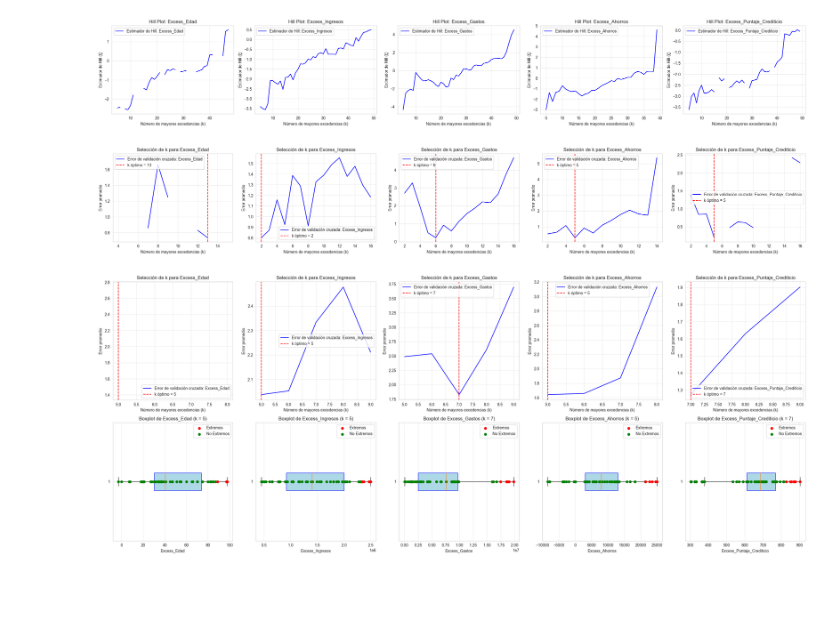
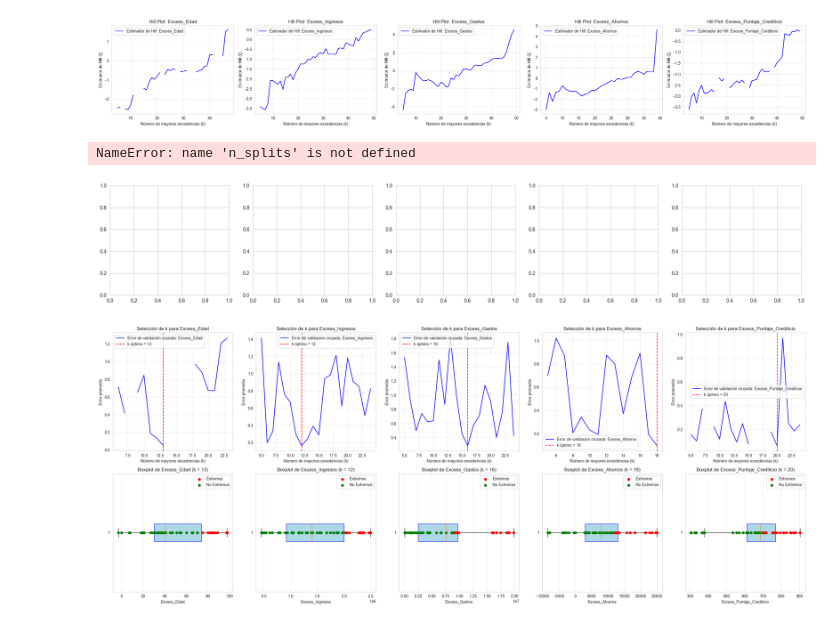
Before and after one commit to sightes/2025_Advance_Models_UBO, a Jupyter notebook: Actividad_Final_Valores_Extremos/explore.ipynb, the cells around one changed output. Saved outputs shown, nothing was run; the diff lists cells and outputs as text; code cells hidden in the pictures; blank space fills up the shorter version.

```diff
--- a/Actividad_Final_Valores_Extremos/explore.ipynb
+++ b/Actividad_Final_Valores_Extremos/explore.ipynb
@@ -373,11 +351,11 @@ hill_results_df = generate_hill_plots(extremos)
 # %%
 
 def hill_estimator(data, k):
-    sorted_data = np.sort(data)[::-1]  # Ordenar en orden descendente
-    excess_k = sorted_data[:k] - sorted_data[k]  # Excedencias sobre el umbral
+    sorted_data = np.sort(data)[::-1]
+    excess_k = sorted_data[:k] - sorted_data[k]
     hill = np.mean(np.log(excess_k / sorted_data[k]))
     return hill
-def cross_validate_hill(data, k_values, n_splits=3):
+def cross_validate_hill(data, k_values, n_splits4):
     kf = KFold(n_splits=n_splits, shuffle=True, random_state=42)
     errors = []
     for k in k_values:
@@ -404,34 +382,35 @@ def hill_estimation_for_dataframe(df, k_values=range(2, 50), n_splits=3):
     fig, axes = plt.subplots(num_rows, num_columns, figsize=(5 * num_columns, 4 * num_rows))
     axes = axes.flatten()
     for i, column in enumerate(numeric_columns):
         data_col = df[column].dropna().values
         if len(data_col) < max(k_values):
             print(f"{column}: No hay suficientes datos para calcular el estimador de Hill.")
             continue
         cv_errors = cross_validate_hill(data_col, k_values, n_splits)
         optimal_k = k_values[np.nanargmin(cv_errors)]
         results.append({
             'Variable': column,
             'k óptimo': optimal_k,
             'Error mínimo': np.nanmin(cv_errors)
         })
         ax = axes[i]
         ax.plot(k_values, cv_errors, label=f'Error de validación cruzada: {column}', color='blue')
         ax.axvline(optimal_k, color='red', linestyle='--', label=f'k óptimo = {optimal_k}')
         ax.set_xlabel('Número de mayores excedencias (k)', fontsize=10)
         ax.set_ylabel('Error promedio', fontsize=10)
         ax.set_title(f'Selección de k para {column}', fontsize=12)
         ax.legend(fontsize=10)
         ax.grid(alpha=0.4)
     for j in range(i + 1, len(axes)):
         fig.delaxes(axes[j])
     plt.tight_layout()
     plt.show()
     results_df = pd.DataFrame(results)
     return results_df
 hill_results_df = hill_estimation_for_dataframe(extremos)
 # %% [output]
+NameError: name 'n_splits' is not defined
-[figure, old version]
+[figure, new version]
 # %%
 
 
@@ -463,7 +442,7 @@ def cross_validate_hill(data, k_values, n_splits=5):
         errors.append(np.nanmean(fold_errors))  # Promedio de errores por k
     return errors
 
-def find_extremes_with_k(df, k_values=range(5, 50), n_splits=5):
+def find_extremes_with_k(df, k_values=range(5, 50), n_splits=2):
     numeric_columns = df.select_dtypes(include=[np.number]).columns
     results = []
 
@@ -524,4 +503,4 @@ def find_extremes_with_k(df, k_values=range(5, 50), n_splits=5):
 # Aplicar la función al DataFrame extremos
 extreme_results_df = find_extremes_with_k(extremos)
 # %% [output]
-[figure, old version]
+[figure, new version]
```
Also changed, not shown: parts of 4 cells of this notebook, 1 other file.
